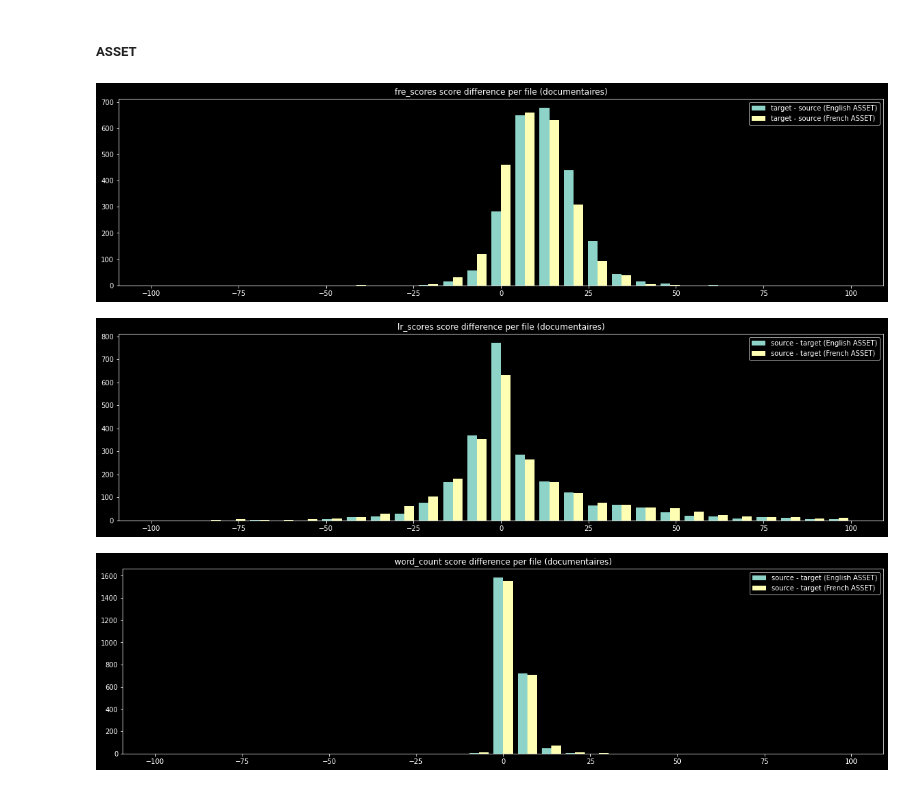
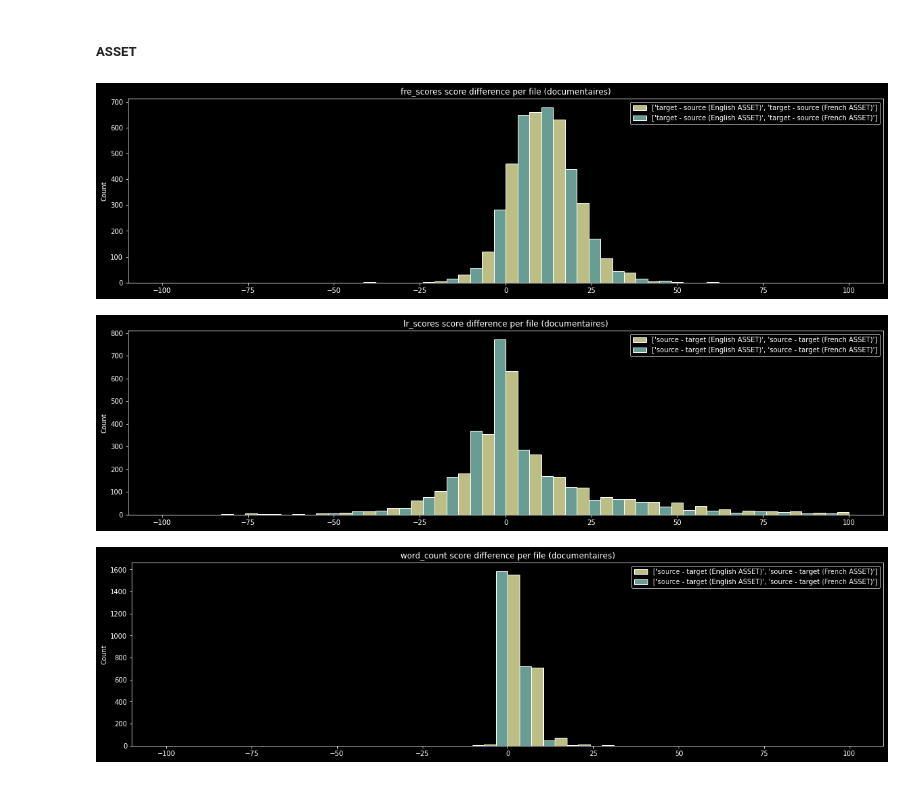
Before and after one commit to s0tho/alector-aligned, a Jupyter notebook: main.ipynb, the cells around one changed output. Saved outputs shown, nothing was run; the diff lists cells and outputs as text; code cells hidden in the pictures.

```diff
--- a/main.ipynb
+++ b/main.ipynb
@@ -57,8 +59,12 @@ def calculate_FRE_score(text:str, lang:str="fr") -> float:
 # %%
 
 def calculate_LR(text:str, lang:str="fr") -> float:
-    lex = LexicalRichness(text)
-    return lex.mtld()
+    try:
+        lex = LexicalRichness(text)
+        lr = lex.mtld()
+    except:
+        lr = 0
+    return lr
 # %% [markdown]
 ### Get metrics
 # %%
@@ -280,5 +319,5 @@ except:
 metrics = ["fre_scores", "lr_scores", "word_count"]
 
 for metric in metrics:
-        turk_plot(dic_en, "English Turk", dic_fr, "French Turk", metric, numpy.linspace(-100, 100, 50))
+        dataset_plot(dic_en, "English Turk", dic_fr, "French Turk", metric, numpy.linspace(-100, 100, 50), "turk")
 # %% [output]
@@ -354,21 +329,21 @@ def asset_plot(dic1, dic1name, dic2, dic2name, score, bins):
 # %%
 try:
     with open('ASSET.json', 'r') as fp:
         dic_en = json.load(fp)
 except:
     dic_en = load_dataset("translated_corpora/ASSET")
 
 try:
     with open('FR-ASSET.json', 'r') as fp:
         dic_fr = json.load(fp)
 except:
     dic_fr = load_dataset("translated_corpora/FR-ASSET", 'fr')
 
 metrics = ["fre_scores", "lr_scores", "word_count"]
 
 for metric in metrics:
-        asset_plot(dic_en, "English ASSET", dic_fr, "French ASSET", metric, numpy.linspace(-100, 100, 30))
+        dataset_plot(dic_en, "English ASSET", dic_fr, "French ASSET", metric, numpy.linspace(-100, 100, 30), "asset")
 # %% [output]
-[figure, old version]
+[figure, new version]
-[figure, old version]
+[figure, new version]
-[figure, old version]
+[figure, new version]
```
Also changed, not shown: parts of 6 cells of this notebook.
